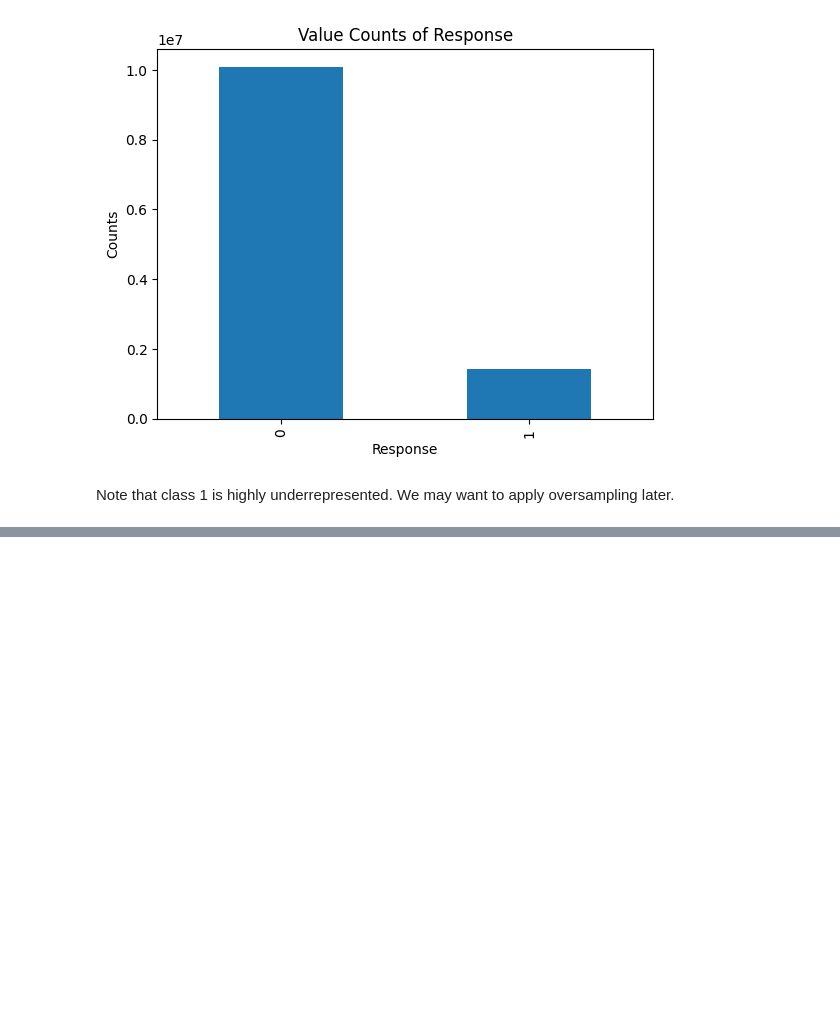
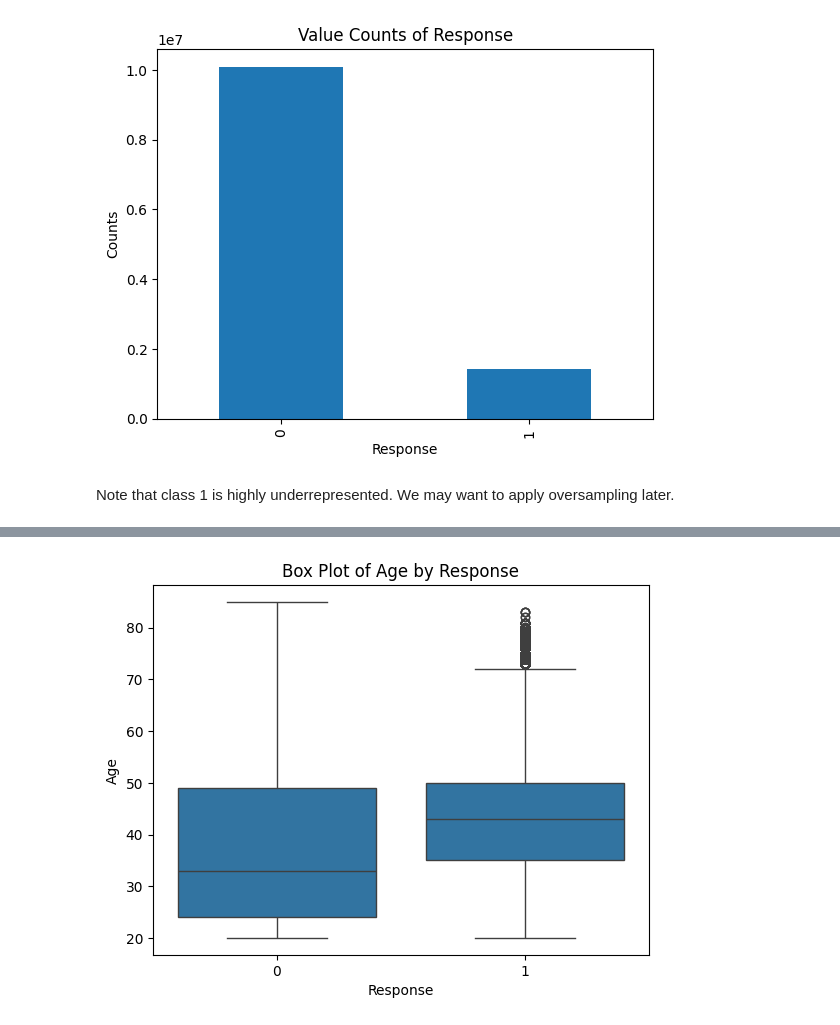
Before and after one commit to i-osipchyk/insurance-cross-selling, a Jupyter notebook: main.ipynb, the cells around one changed output, grey strips where cells are left out. Saved outputs shown, nothing was run; the diff lists cells and outputs as text; code cells hidden in the pictures; blank space fills up the shorter version.

```diff
--- a/main.ipynb
+++ b/main.ipynb
@@ -210,0 +280,6 @@ Note that class 1 is highly underrepresented. We may want to apply oversampling
+# %%
+sns.boxplot(x='Response', y='Age', data=train)
+plt.title('Box Plot of Age by Response')
+plt.show()
+# %% [output]
+[figure, added]
```
Also changed, not shown: parts of 64 cells of this notebook.
